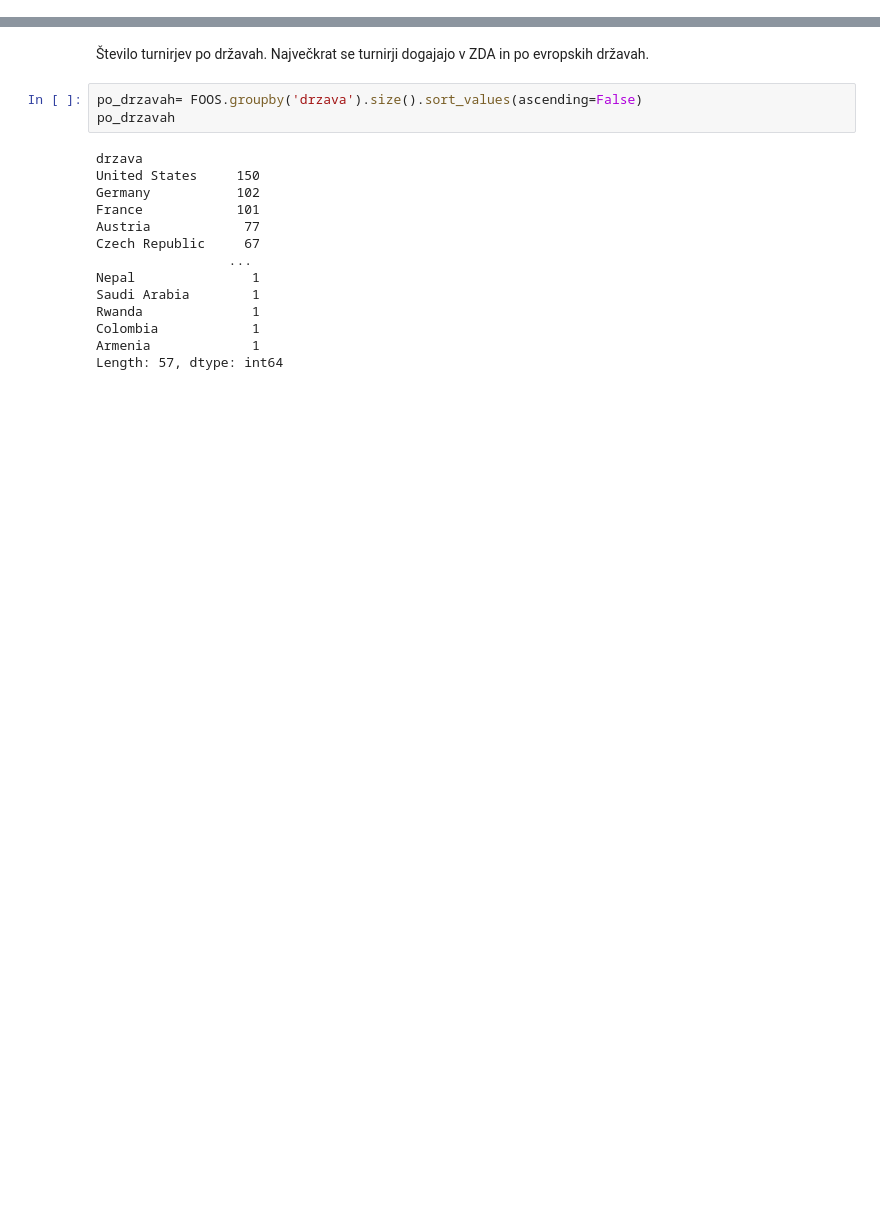
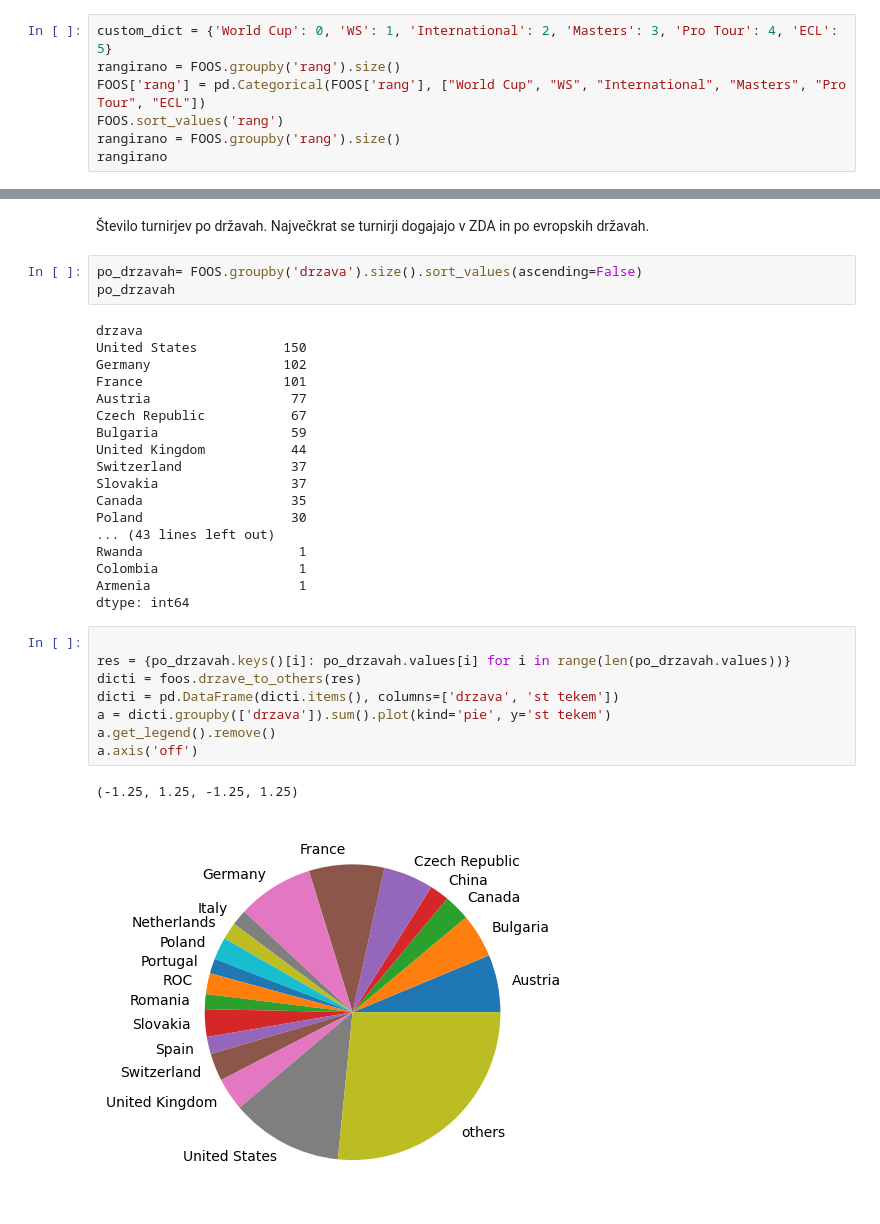
Before and after one commit to KocijanZ21/Projektna-Foos, a Jupyter notebook: foos.ipynb, the cells around one changed output, grey strips where cells are left out. Drawn from its saved outputs; the diff is of its cells as text; blank space fills up the shorter version.

Commit message:
tortni diagram

```diff
--- a/foos.ipynb
+++ b/foos.ipynb
@@ -69,0 +65,7 @@ dtype: int64
+# %%
+custom_dict = {'World Cup': 0, 'WS': 1, 'International': 2, 'Masters': 3, 'Pro Tour': 4, 'ECL': 5}
+rangirano = FOOS.groupby('rang').size()
+FOOS['rang'] = pd.Categorical(FOOS['rang'], ["World Cup", "WS", "International", "Masters", "Pro Tour", "ECL"])
+FOOS.sort_values('rang')
+rangirano = FOOS.groupby('rang').size()
+rangirano
@@ -74,15 +85,30 @@ po_drzavah= FOOS.groupby('drzava').size().sort_values(ascending=False)
 po_drzavah
 # %% [output]
 drzava
-United States     150
-Germany           102
-France            101
-Austria            77
-Czech Republic     67
-                 ...
-Nepal               1
-Saudi Arabia        1
-Rwanda              1
-Colombia            1
-Armenia             1
-Length: 57, dtype: int64
+United States           150
+Germany                 102
+France                  101
+Austria                  77
+Czech Republic           67
+Bulgaria                 59
+United Kingdom           44
+Switzerland              37
+Slovakia                 37
+Canada                   35
+Poland                   30
+... (43 lines left out)
+Rwanda                    1
+Colombia                  1
+Armenia                   1
+dtype: int64
+# %%
+
+res = {po_drzavah.keys()[i]: po_drzavah.values[i] for i in range(len(po_drzavah.values))}
+dicti = foos.drzave_to_others(res)
+dicti = pd.DataFrame(dicti.items(), columns=['drzava', 'st tekem'])
+a = dicti.groupby(['drzava']).sum().plot(kind='pie', y='st tekem')
+a.get_legend().remove()
+a.axis('off')
+# %% [output]
+(-1.25, 1.25, -1.25, 1.25)
+[figure, added]
```
Also changed, not shown: parts of 5 cells of this notebook, 22 other files.
